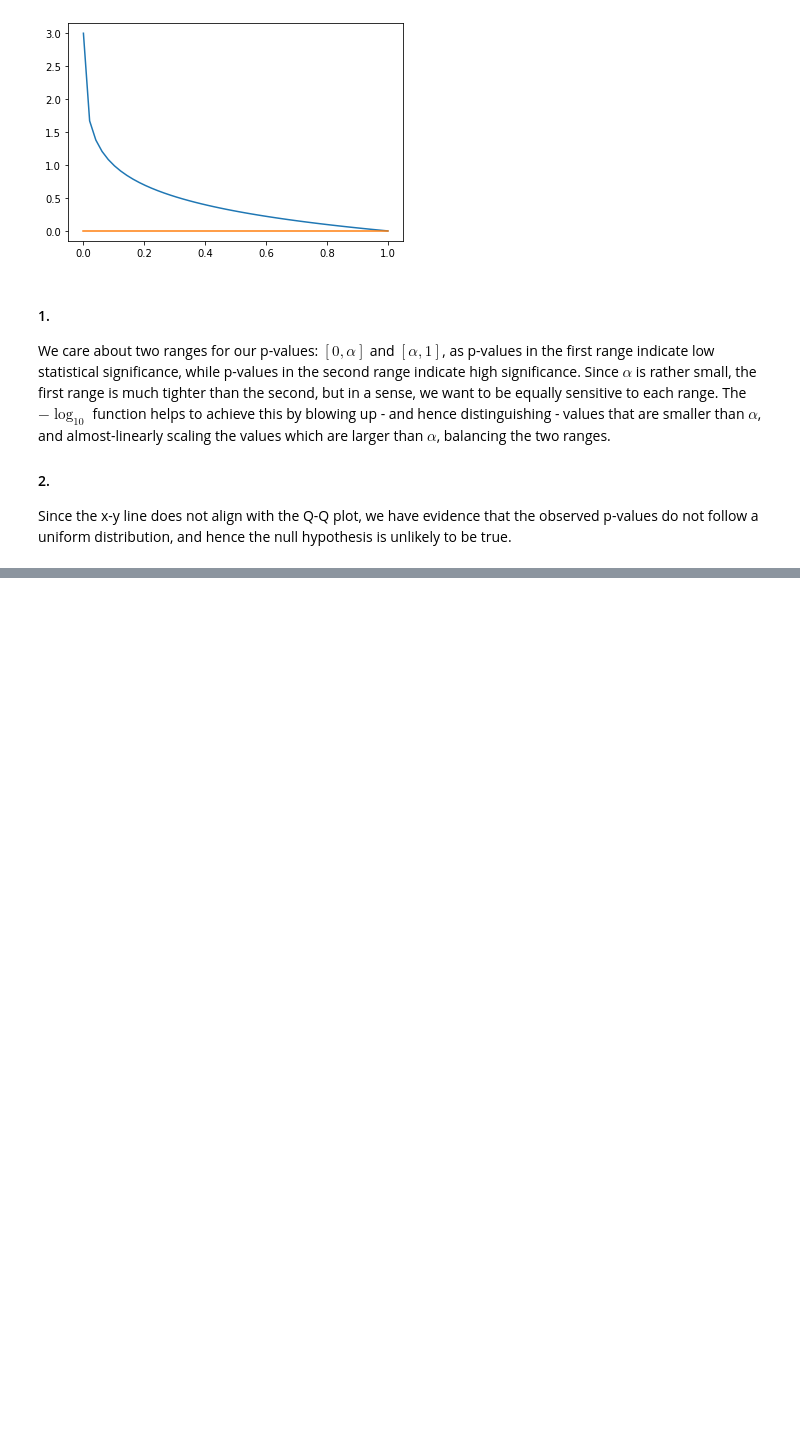
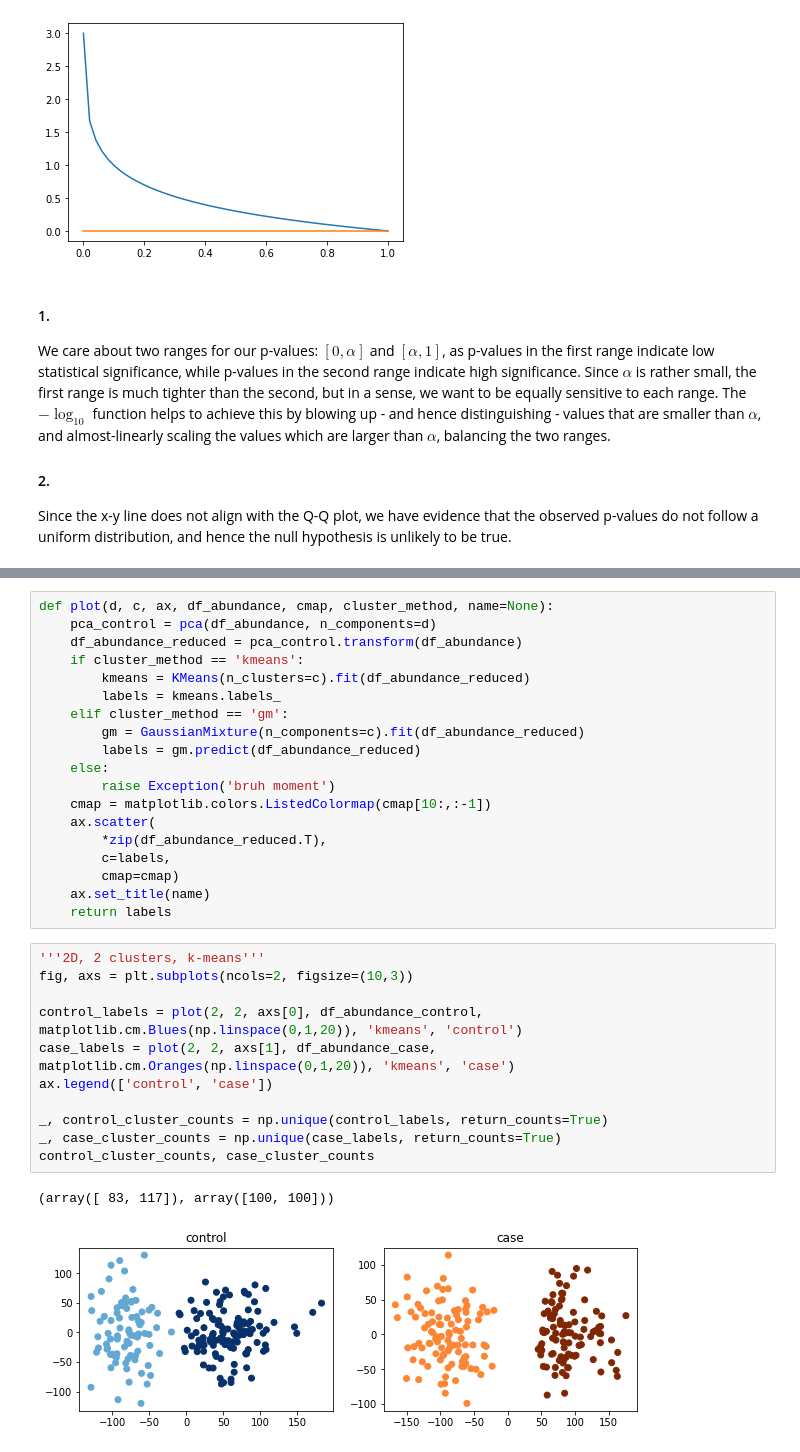
Before and after one commit to ArchieGertsman/ECE471-MP2, a Jupyter notebook: answers.ipynb, the cells around one changed output, grey strips where cells are left out. Drawn from its saved outputs; the diff is of its cells as text; blank space fills up the shorter version.

```diff
--- a/answers.ipynb
+++ b/answers.ipynb
@@ -524,0 +601,33 @@ Since the x-y line does not align with the Q-Q plot, we have evidence that the o
+# %%
+def plot(d, c, ax, df_abundance, cmap, cluster_method, name=None):
+    pca_control = pca(df_abundance, n_components=d)
+    df_abundance_reduced = pca_control.transform(df_abundance)
+    if cluster_method == 'kmeans':
+        kmeans = KMeans(n_clusters=c).fit(df_abundance_reduced)
+        labels = kmeans.labels_
+    elif cluster_method == 'gm':
+        gm = GaussianMixture(n_components=c).fit(df_abundance_reduced)
+        labels = gm.predict(df_abundance_reduced)
+    else:
+        raise Exception('bruh moment')
+    cmap = matplotlib.colors.ListedColormap(cmap[10:,:-1])
+    ax.scatter(
+        *zip(df_abundance_reduced.T),
+        c=labels,
+        cmap=cmap)
+    ax.set_title(name)
+    return labels
+# %%
+'''2D, 2 clusters, k-means'''
+fig, axs = plt.subplots(ncols=2, figsize=(10,3))
+
+control_labels = plot(2, 2, axs[0], df_abundance_control, matplotlib.cm.Blues(np.linspace(0,1,20)), 'kmeans', 'control')
+case_labels = plot(2, 2, axs[1], df_abundance_case, matplotlib.cm.Oranges(np.linspace(0,1,20)), 'kmeans', 'case')
+ax.legend(['control', 'case'])
+
+_, control_cluster_counts = np.unique(control_labels, return_counts=True)
+_, case_cluster_counts = np.unique(case_labels, return_counts=True)
+control_cluster_counts, case_cluster_counts
+# %% [output]
+(array([ 83, 117]), array([100, 100]))
+[figure, added]
```
Also changed, not shown: parts of 26 cells of this notebook.
